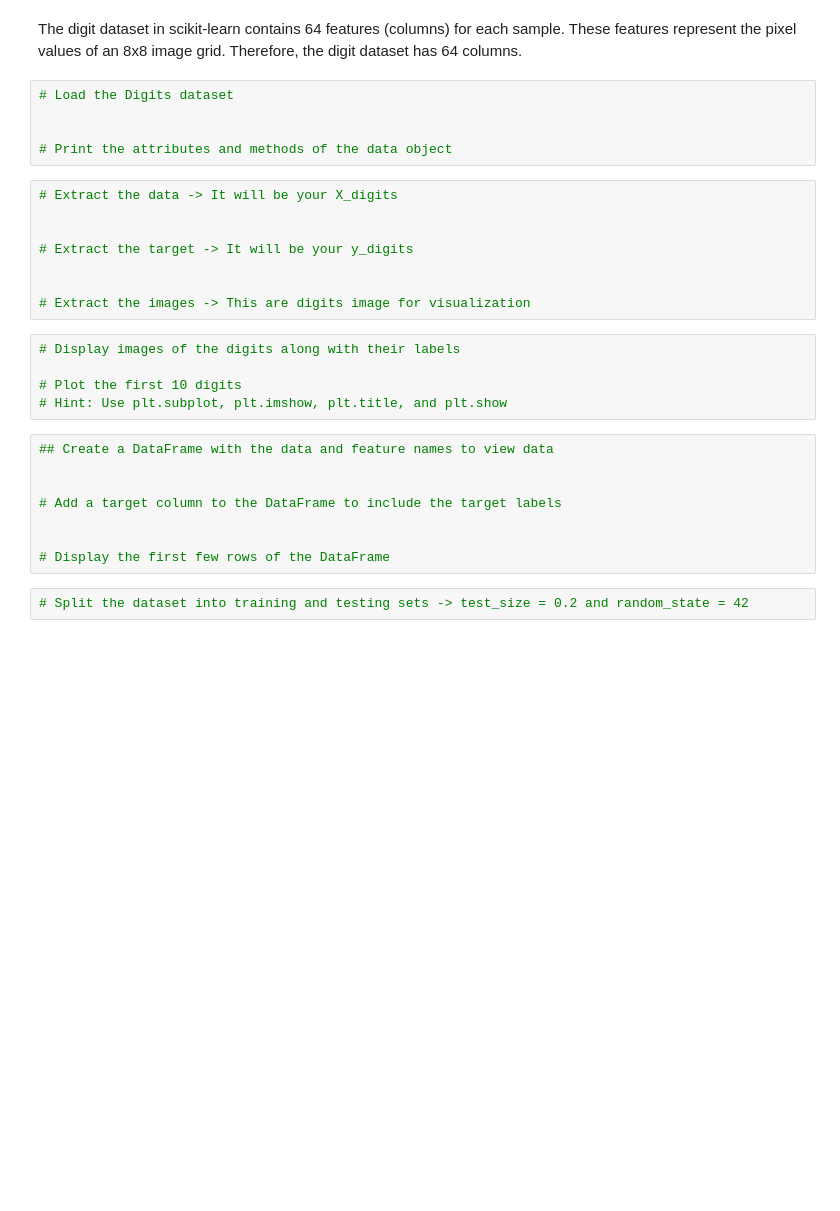
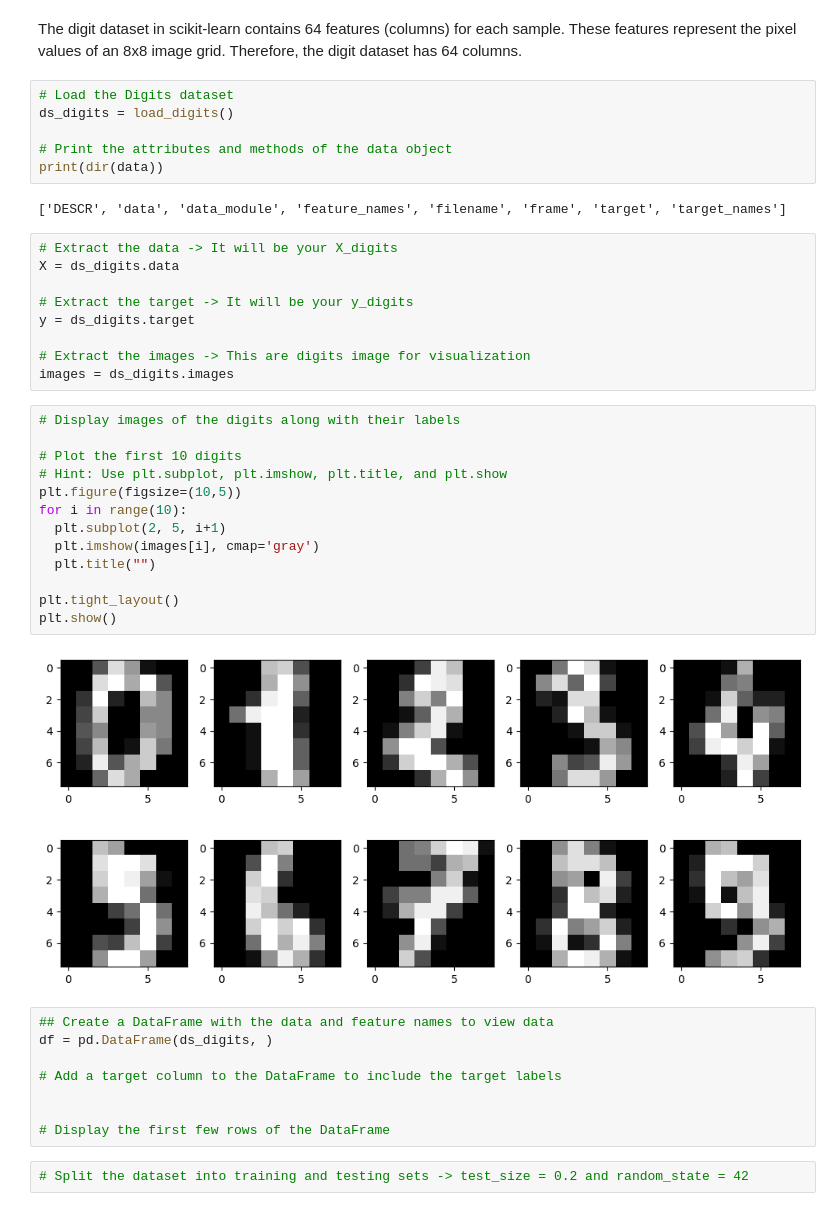
Before and after one commit to ZurielAbasola/ENSF-444-Lab, a Jupyter notebook: Lab 3/Lab_3 validation_metrics.ipynb, the cells around one changed output. Cells and saved outputs as stored; diff of their text form; blank space fills up the shorter version.

```diff
--- a/Lab 3/Lab_3 validation_metrics.ipynb
+++ b/Lab 3/Lab_3 validation_metrics.ipynb
@@ -114,25 +114,39 @@ X_train, X_test, y_train, y_test = train_test_split(X, y, test_size=0.2, random_
 The digit dataset in scikit-learn contains 64 features (columns) for each sample. These features represent the pixel values of an 8x8 image grid. Therefore, the digit dataset has 64 columns.
 # %%
 # Load the Digits dataset
-
+ds_digits = load_digits()
 
 # Print the attributes and methods of the data object
+print(dir(data))
+# %% [output]
+['DESCR', 'data', 'data_module', 'feature_names', 'filename', 'frame', 'target', 'target_names']
 # %%
 # Extract the data -> It will be your X_digits
-
+X = ds_digits.data
 
 # Extract the target -> It will be your y_digits
-
+y = ds_digits.target
 
 # Extract the images -> This are digits image for visualization
+images = ds_digits.images
 # %%
 # Display images of the digits along with their labels
 
 # Plot the first 10 digits
 # Hint: Use plt.subplot, plt.imshow, plt.title, and plt.show
+plt.figure(figsize=(10,5))
+for i in range(10):
+  plt.subplot(2, 5, i+1)
+  plt.imshow(images[i], cmap='gray')
+  plt.title("")
+
+plt.tight_layout()
+plt.show()
+# %% [output]
+[figure, added]
 # %%
 ## Create a DataFrame with the data and feature names to view data
-
+df = pd.DataFrame(ds_digits, )
 
 # Add a target column to the DataFrame to include the target labels
 
```
